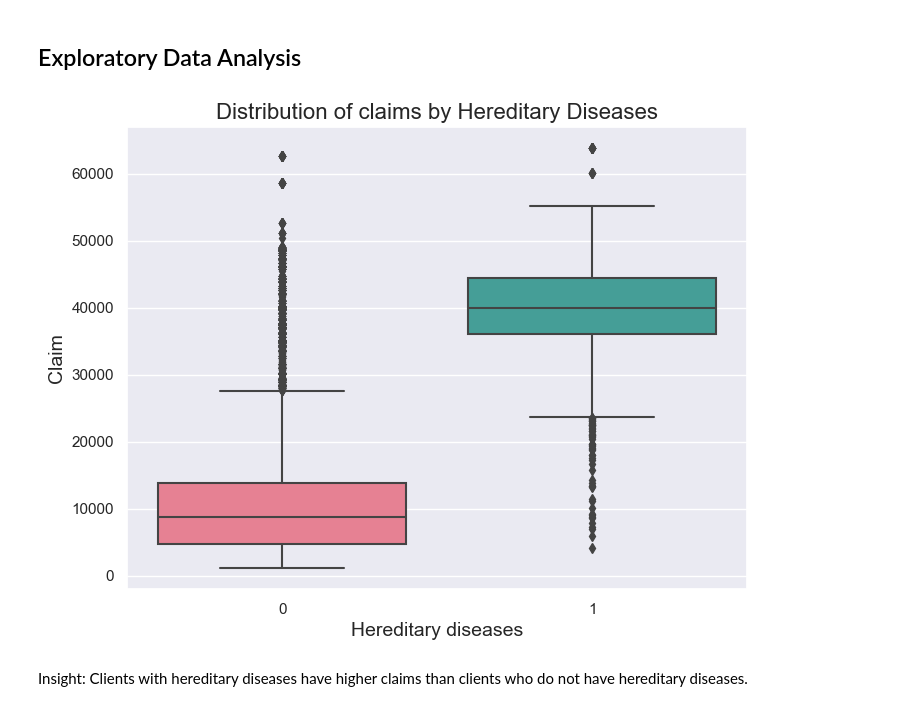
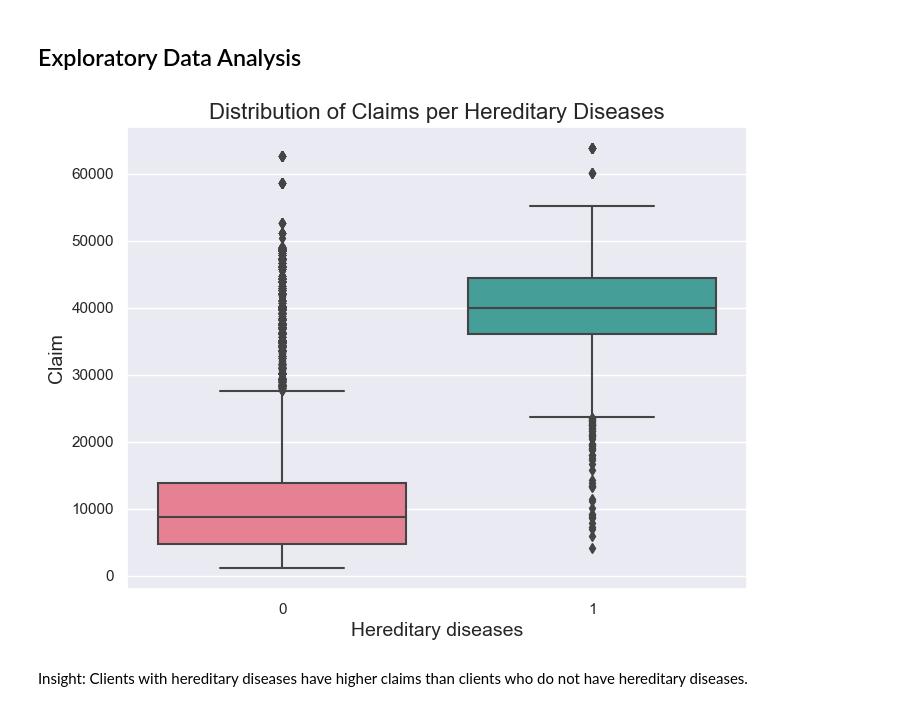
Before and after one commit to Sainabs/Capstone-Project, a Jupyter notebook: coverage.ipynb, the cells around one changed output. Saved outputs shown, nothing was run; the diff lists cells and outputs as text; code cells hidden in the pictures.

```diff
--- a/coverage.ipynb
+++ b/coverage.ipynb
@@ -1454,13 +1467,13 @@ memory usage: 59.5+ KB
 # %%
 plt.figure(figsize=(8,6))
 
 ax = sns.boxplot(data=insurance_df, palette = "husl", y='claim', x='hereditary_diseases')
 
 plt.ylabel("Claim", fontsize=14)
 plt.xlabel("Hereditary diseases", fontsize=14)
-plt.title("Distribution of Claims by Hereditary Diseases", fontsize=16);
+plt.title("Distribution of Claims per Hereditary Diseases", fontsize=16);
 # %% [output]
-[figure, old version]
+[figure, new version]
 # %% [markdown]
 Insight: Clients with hereditary diseases have higher claims than clients who do not have hereditary diseases.
 # %%
```
Also changed, not shown: parts of 34 cells of this notebook.
